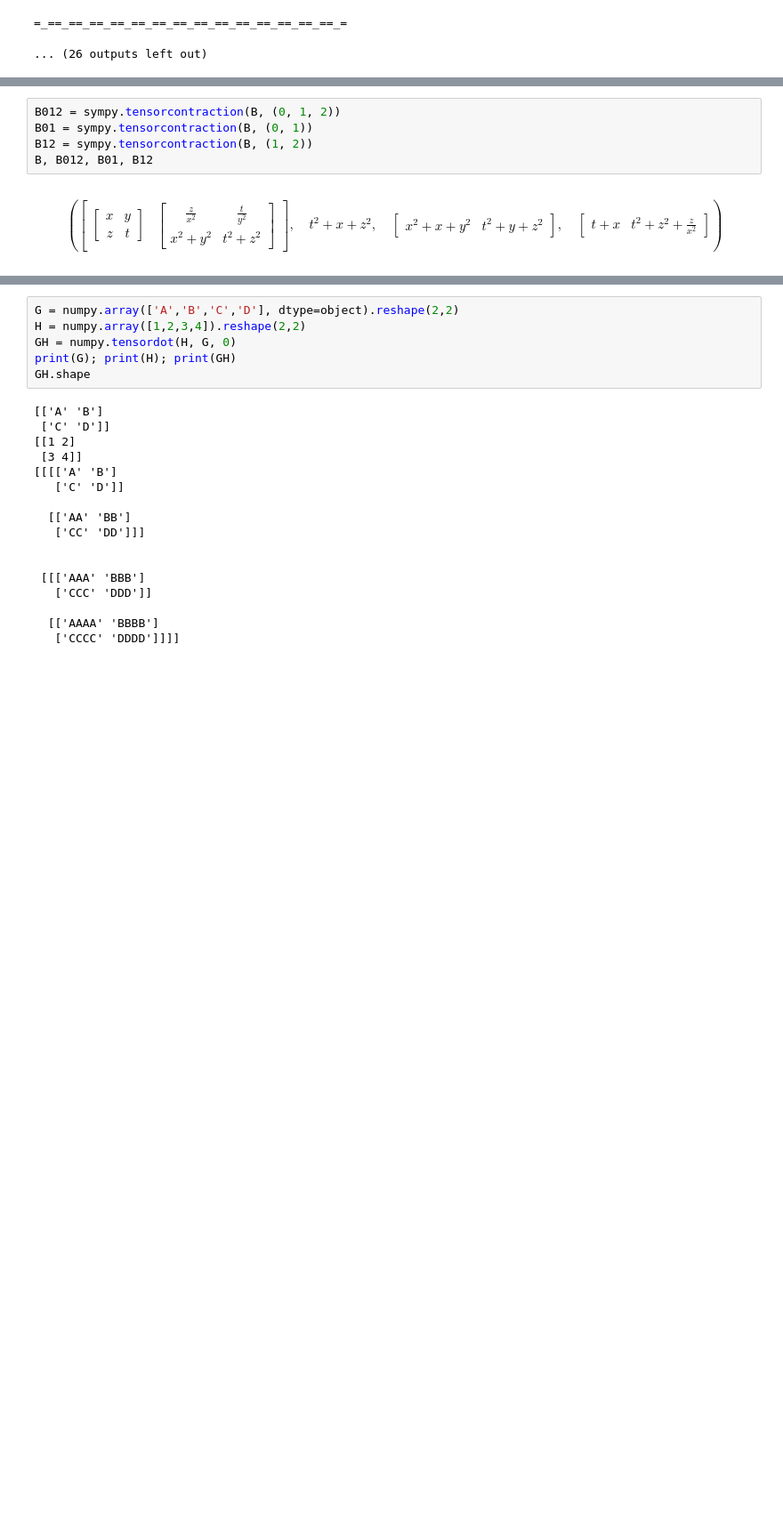
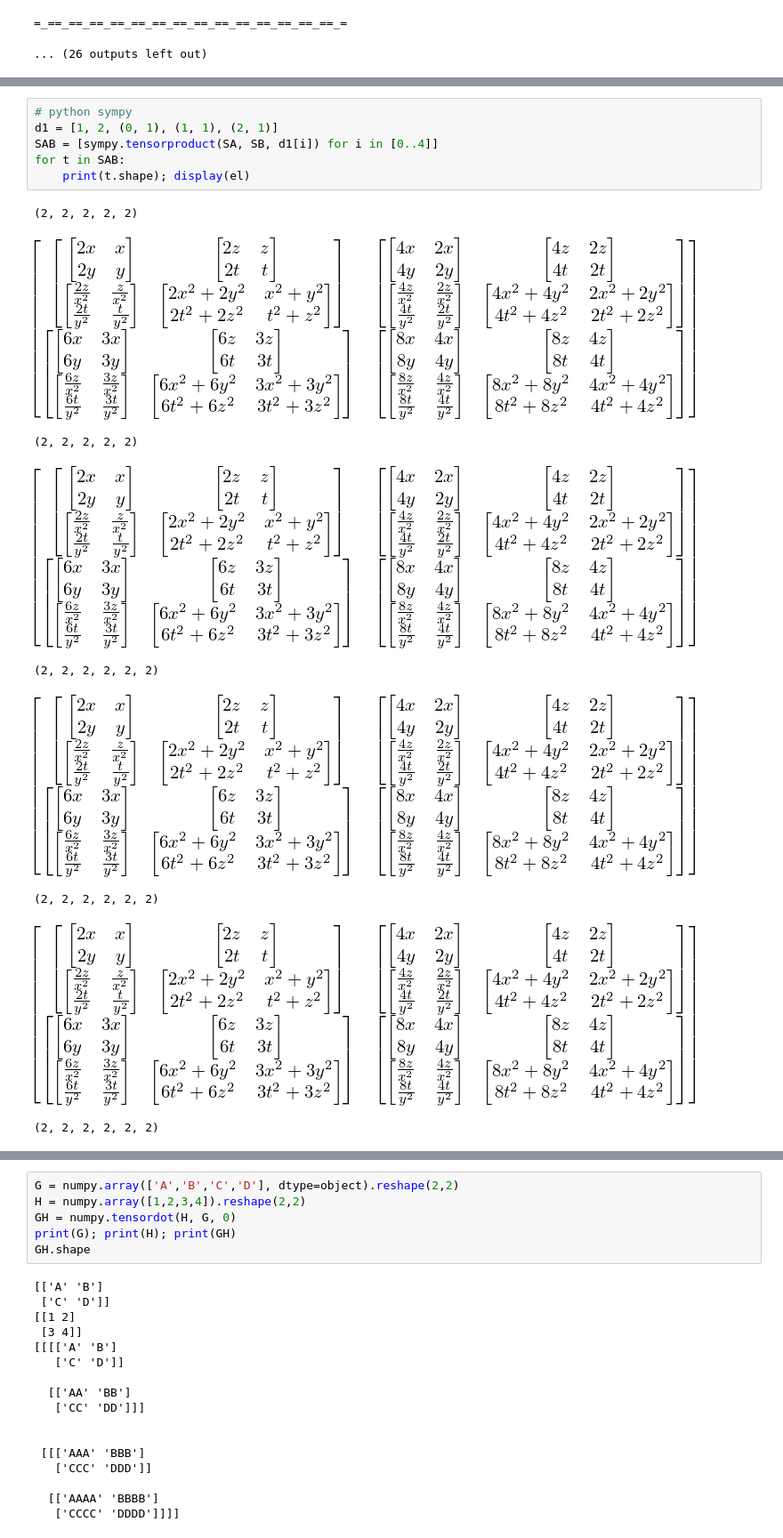
Before and after one commit to OlgaBelitskaya/linear_algebra_practice, a Jupyter notebook: work1_14.ipynb, the cells around one changed output, grey strips where cells are left out. Shown at 89% size. Drawn from its saved outputs; the diff is of its cells as text; blank space fills up the shorter version.

```diff
--- a/work1_14.ipynb
+++ b/work1_14.ipynb
@@ -292,7 +287,16 @@ $$\left ( \left[\begin{matrix}\left[\begin{matrix}\left[\begin{matrix}0 & x\\0 &
-# %%
-B012 = sympy.tensorcontraction(B, (0, 1, 2))
-B01 = sympy.tensorcontraction(B, (0, 1))
-B12 = sympy.tensorcontraction(B, (1, 2))
-B, B012, B01, B12
-# %% [output]
-$$\left ( \left[\begin{matrix}\left[\begin{matrix}x & y\\z & t\end{matrix}\right] & \left[\begin{matrix}\frac{z}{x^{2}} & \frac{t}{y^{2}}\\x^{2} + y^{2} & t^{2} + z^{2}\end{matrix}\right]\end{matrix}\right], \quad t^{2} + x + z^{2}, \quad \left[\begin{matrix}x^{2} + x + y^{2} & t^{2} + y + z^{2}\end{matrix}\right], \quad \left[\begin{matrix}t + x & t^{2} + z^{2} + \frac{z}{x^{2}}\end{matrix}\right]\right )$$
+# %%
+# python sympy
+d1 = [1, 2, (0, 1), (1, 1), (2, 1)]
+SAB = [sympy.tensorproduct(SA, SB, d1[i]) for i in [0..4]]
+for t in SAB:
+    print(t.shape); display(el)
+# %% [output]
+(2, 2, 2, 2, 2)
+[figure, added]
+(2, 2, 2, 2, 2)
+[figure, added]
+(2, 2, 2, 2, 2, 2)
+[figure, added]
+(2, 2, 2, 2, 2, 2)
+[figure, added]
+(2, 2, 2, 2, 2, 2)
```
Also changed, not shown: parts of 6 cells of this notebook.
